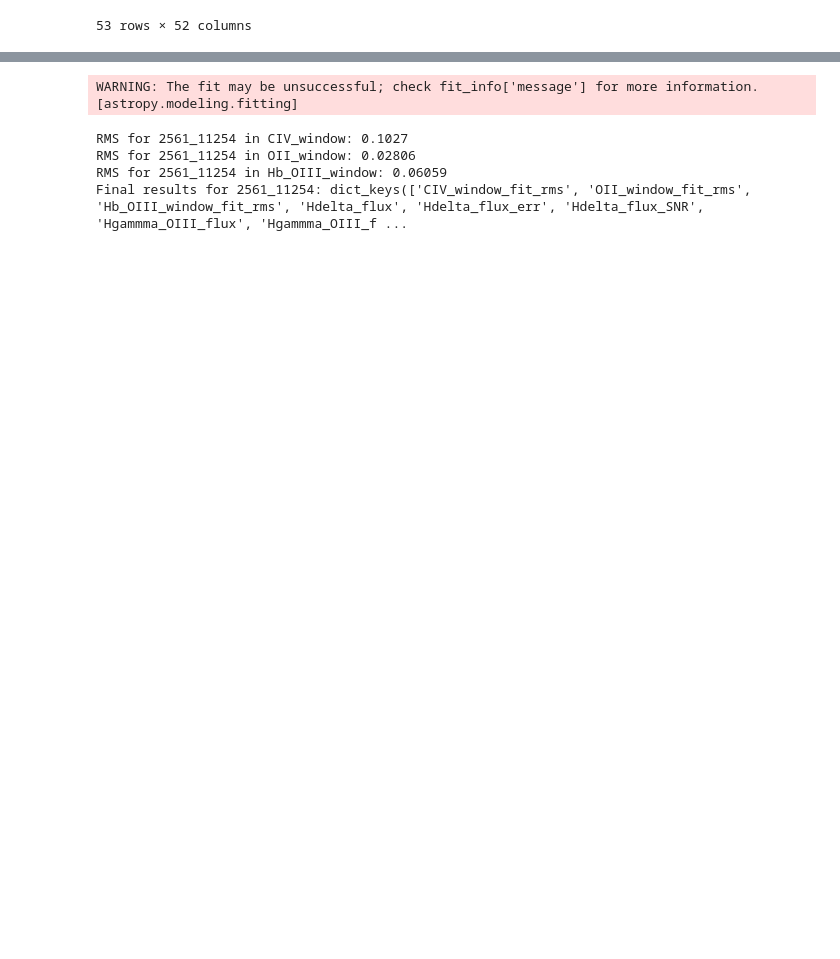
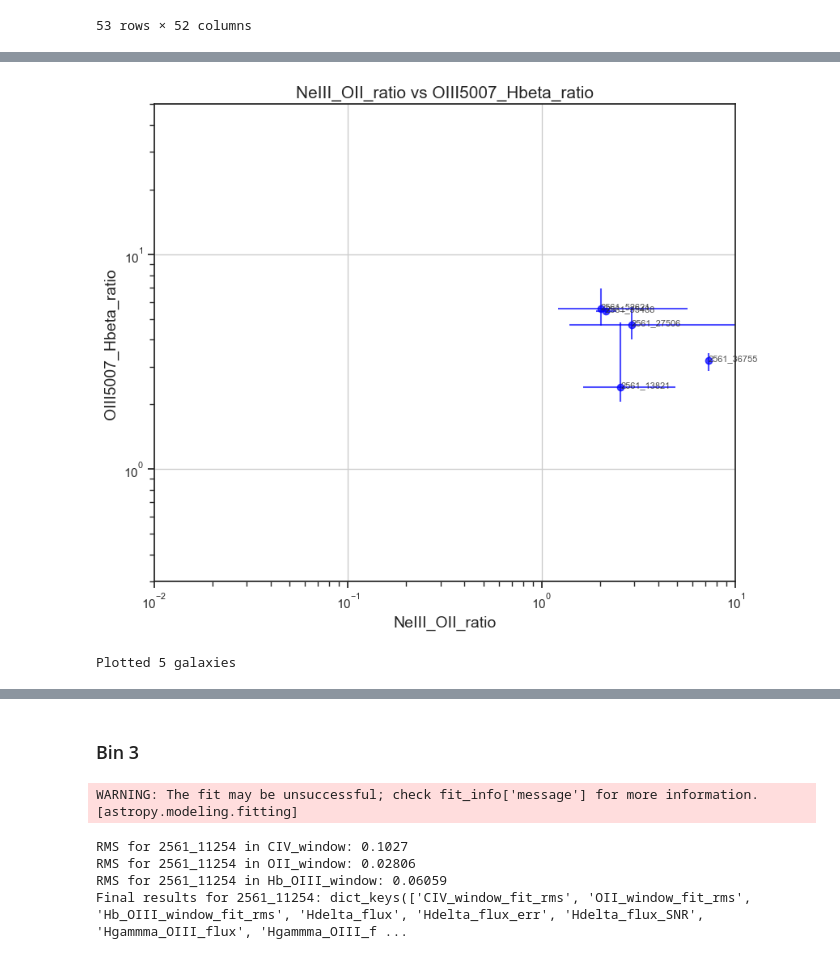
Before and after one commit to Isaiahmt0904/AGN-Classification-Project, a Jupyter notebook: SNR.ipynb, the cells around one changed output, grey strips where cells are left out. Drawn from its saved outputs; the diff is of its cells as text; code cells hidden in the pictures; blank space fills up the shorter version.

```diff
--- a/SNR.ipynb
+++ b/SNR.ipynb
@@ -1261,3 +1230,6 @@ Processed 53 galaxies
 | 51 | 2561_8936 | 11.245042 | 0.533665 | [11.245041875716074, 30.897656902... | 28.131232 | ... |
 | 52 | 2561_8943 | 283.567471 | 3.911665 | [108.89009388475137, 36.095452182... | 0.000000 | ... |
 53 rows × 52 columns
+# %%
+uncover_2_filtered = filter_galaxy(uncover_bin_2, 2, ['NeIII_OII_ratio','OIII5007_Hbeta_ratio'])
+uncover_2_filtered
@@ -1264,3 +1244,11 @@ Processed 53 galaxies
+# %%
+make_bpt(uncover_2_filtered, ratio_x='NeIII_OII_ratio',
+    err_x='NeIII_OII_ratio_err',
+    ratio_y='OIII5007_Hbeta_ratio',
+    err_y='OIII5007_Hbeta_ratio_err')
+# %% [output]
+[figure, added]
+Plotted 5 galaxies
 # %%
 filter_galaxy(uncover_bin_2, 2.5)
 # %% [output]
@@ -1270,6 +1258,8 @@ filter_galaxy(uncover_bin_2, 2.5)
 | 32 | 2561_35488 | 165.275675 | 0.925877 | [165.27567471466452, 191.73863778... | 0.000000 | ... |
 | 52 | 2561_8943 | 283.567471 | 3.911665 | [108.89009388475137, 36.095452182... | 0.000000 | ... |
 4 rows × 52 columns
+# %% [markdown]
+### Bin 3
 # %%
 uncover_bin_3 = get_df('uncover', 100, 6.5, 7.5)
 uncover_bin_3
```
Also changed, not shown: parts of 64 cells of this notebook, 1 other file.
